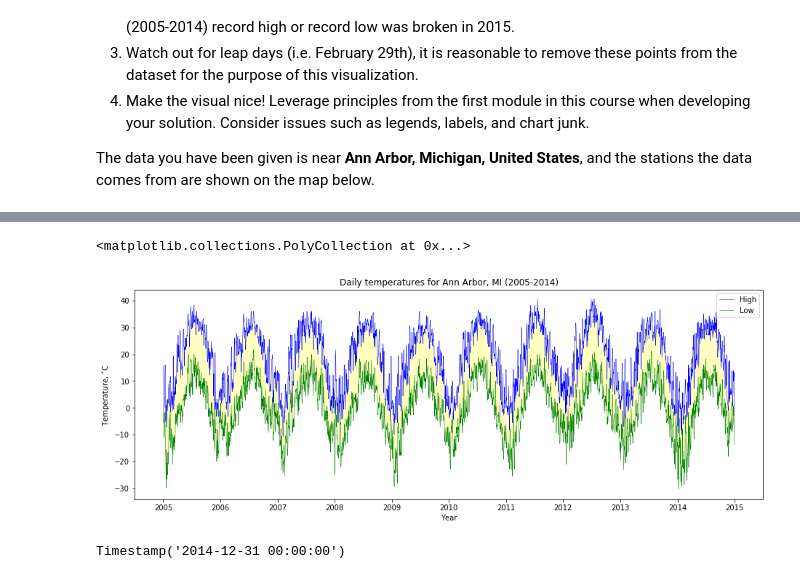
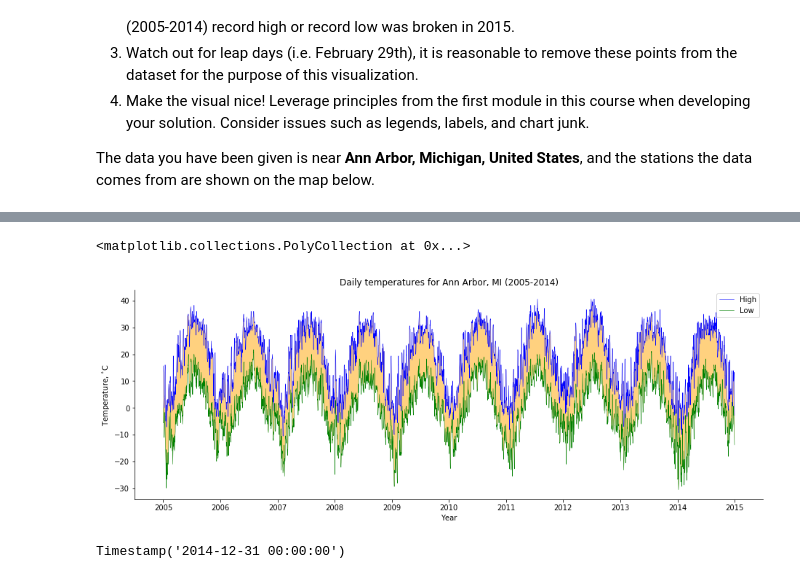
Before and after one commit to musid/Applied-Plotting-Coursera, a Jupyter notebook: Assignment2.ipynb, the cells around one changed output, grey strips where cells are left out. Cells and saved outputs as stored; diff of their text form; code cells hidden in the pictures.

```diff
--- a/Assignment2.ipynb
+++ b/Assignment2.ipynb
@@ -57,6 +57,9 @@ df=pd.read_csv('data/fb441e62df2d58994928907a91895ec62c2c42e6cd075c2700843b89.cs
 # df=pd.read_csv('data/fb441e62df2d58994928907a91895ec62c2c42e6cd075c2700843b89.csv')
 # df['Date']=pd.to_datetime(df['Date'])
 df['Data_Value']=df['Data_Value']/10
+df['Year']=df['Date'].dt.year
+df['Month']=df['Date'].dt.month
+df['Day']=df['Date'].dt.day
 df.sort_values(['Date','ID'],inplace=True)
 # %%
 df.head()
@@ -70,3 +73,4 @@ df.head()
 # %%
-Tmax=df[(df['Date']>='1/1/2005') & (df['Date']<'1/1/2015')].groupby('Date').max().reset_index()[['Date','Data_Value']]
-Tmin=df[(df['Date']>='1/1/2005') & (df['Date']<'1/1/2015')].groupby('Date').min().reset_index()[['Date','Data_Value']]
+df1=df[(df['Date']>='1/1/2005') & (df['Date']<'1/1/2015')]
+Tmax=df1[df1['Element']=='TMAX'].groupby(['Month','Day']).max().reset_index()
+Tmin=df1[df1['Element']=='TMIN'].groupby(['Month','Day']).min().reset_index()
@@ -73,19 +82,21 @@ Tmin=df[(df['Date']>='1/1/2005') & (df['Date']<'1/1/2015')].groupby('Date').min(
 # %%
 fig=plt.figure(figsize=(12,4))
 ax=fig.add_axes([0,0,1,1])
 ax.plot(Tmax['Date'],Tmax['Data_Value'],lw=0.5,c='blue',label='High')
 ax.plot(Tmin['Date'],Tmin['Data_Value'],lw=0.5,c='green',label='Low')
 ax.set_title('Daily temperatures for Ann Arbor, MI (2005-2014)')
 ax.set_xlabel('Year')
 ax.set_ylabel('Temperature, $^{\circ}$C')
 ax.legend(loc=0)
+ax.spines['right'].set_visible(False)
+ax.spines['top'].set_visible(False)
 ax.fill_between(pd.date_range('1/1/2005','31-12-2014'),
                        Tmax['Data_Value'], Tmin['Data_Value'],
-                       facecolor='yellow',
-                       alpha=0.25)
+                       facecolor='orange',
+                       alpha=0.5)
 # %% [output]
 <matplotlib.collections.PolyCollection at 0x...>
-[figure, old version]
+[figure, new version]
 # %%
 Tmax['Date'].max()
 # %% [output]
```
Also changed, not shown: parts of 2 cells of this notebook.
